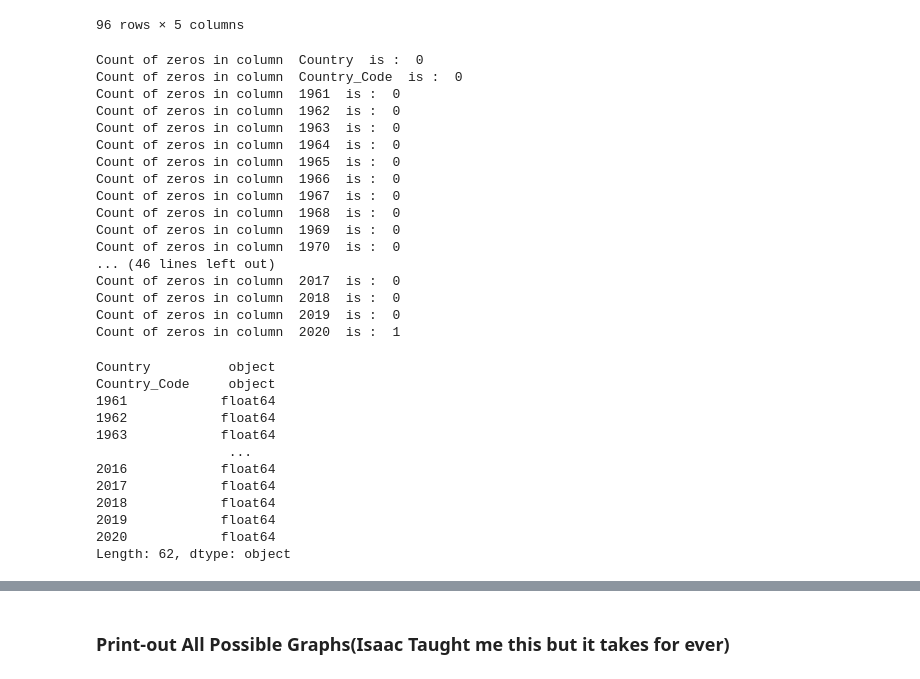
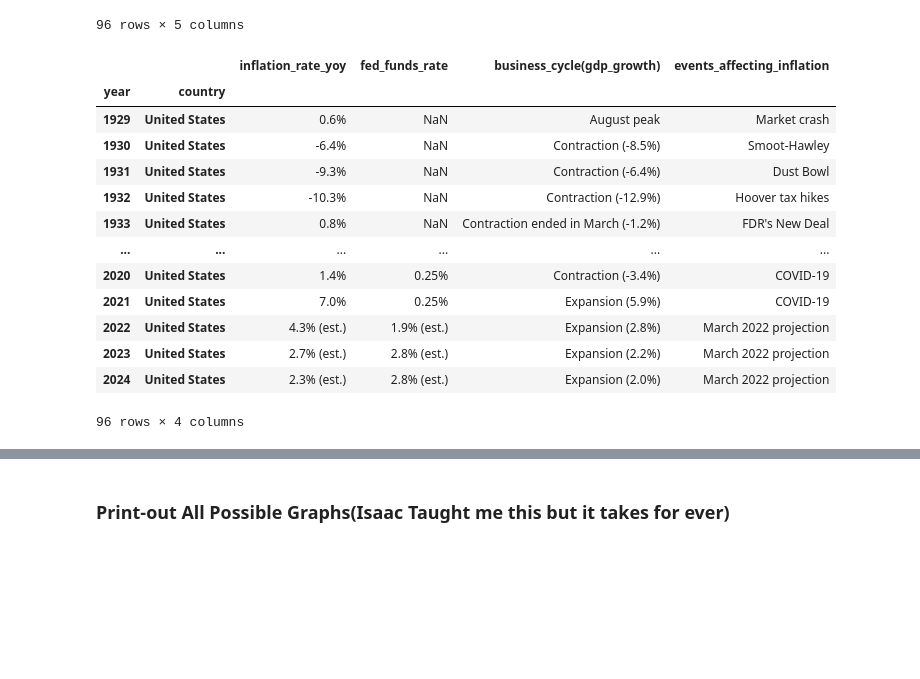
Before and after one commit to eperez3181/Project_two, a Jupyter notebook: Project_2_Pnadas_etl.ipynb, the cells around one changed output, grey strips where cells are left out. Cells and saved outputs as stored; diff of their text form; code cells hidden in the pictures; blank space fills up the shorter version.

```diff
--- a/Project_2_Pnadas_etl.ipynb
+++ b/Project_2_Pnadas_etl.ipynb
@@ -86,6 +69,6 @@ tables
 # %%
-inf_rate_hist_df= tables[0]
-inf_rate_hist_df
+US_inf_rate_hist_df= tables[0]
+US_inf_rate_hist_df
 # %% [output]
 |  | Year | Inflation Rate YOY | Fed Funds Rate* | Business Cycle (GDP Growth) | Events Affecting Inflation |
 | 0 | 1929 | 0.6% | NaN | August peak | Market crash |
@@ -100,46 +83,40 @@ inf_rate_hist_df
 | 94 | 2023 | 2.7% (est.) | 2.8% (est.) | Expansion (2.2%) | March 2022 projection |
 | 95 | 2024 | 2.3% (est.) | 2.8% (est.) | Expansion (2.0%) | March 2022 projection |
 96 rows × 5 columns
-# %%
-# Count number of zeros in all columns of Dataframe
-for column_name in Deflator_df.columns:
-    column = Deflator_df[column_name]
-    # Get the count of Zeros in column
-    count = (column == 0).sum()
-    print('Count of zeros in column ', column_name, ' is : ', count)
-# %% [output]
-Count of zeros in column  Country  is :  0
-Count of zeros in column  Country_Code  is :  0
-Count of zeros in column  1961  is :  0
-Count of zeros in column  1962  is :  0
-Count of zeros in column  1963  is :  0
-Count of zeros in column  1964  is :  0
-Count of zeros in column  1965  is :  0
-Count of zeros in column  1966  is :  0
-Count of zeros in column  1967  is :  0
-Count of zeros in column  1968  is :  0
-Count of zeros in column  1969  is :  0
-Count of zeros in column  1970  is :  0
-... (46 lines left out)
-Count of zeros in column  2017  is :  0
-Count of zeros in column  2018  is :  0
-Count of zeros in column  2019  is :  0
-Count of zeros in column  2020  is :  1
-# %%
-Deflator_df.dtypes
-# %% [output]
-Country          object
-Country_Code     object
-1961            float64
-1962            float64
-1963            float64
-                 ...
-2016            float64
-2017            float64
-2018            float64
-2019            float64
-2020            float64
-Length: 62, dtype: object
+# %%
+US_inf_rate_hist_cols = ["Year", "Inflation Rate YOY", "Fed Funds Rate*", "Business Cycle (GDP Growth)", "Events Affecting Inflation"]
+US_inf_rate_hist_transformed = US_inf_rate_hist_df[US_inf_rate_hist_cols].copy()
+
+
+# Rename the column headers
+US_inf_rate_hist_transformed = US_inf_rate_hist_transformed.rename(columns={"Year": "year", "Inflation Rate YOY": "inflation_rate_yoy", "Feb": "feb", "Mar": "mar",
+                                                                          "Fed Funds Rate*": "fed_funds_rate", "Business Cycle (GDP Growth)": "business_cycle(gdp_growth)",
+                                                                            "Events Affecting Inflation": "events_affecting_inflation"})
+#USA_monthly_cpi_transformed['country'] = "United States"
+#USA_monthly_cpi_transformed.insert('country', 'United States')
+US_inf_rate_hist_transformed.loc[:, 'country'] = 'United States'
+#USA_monthly_cpi_transformed = USA_monthly_cpi_transformed.assign('country'='USA')
+#USA_monthly_cpi_transformed['year'] = USA_monthly_cpi_transformed['year'].astype(int)
+
+# Set index
+US_inf_rate_hist_transformed.set_index(["year", "country"], inplace=True)
+
+US_inf_rate_hist_transformed
+# %% [output]
+|  |  | inflation_rate_yoy | fed_funds_rate | business_cycle(gdp_growth) | events_affecting_inflation |
+| year | country |  |  |  |  |
+| 1929 | United States | 0.6% | NaN | August peak | Market crash |
+| 1930 | United States | -6.4% | NaN | Contraction (-8.5%) | Smoot-Hawley |
+| 1931 | United States | -9.3% | NaN | Contraction (-6.4%) | Dust Bowl |
+| 1932 | United States | -10.3% | NaN | Contraction (-12.9%) | Hoover tax hikes |
+| 1933 | United States | 0.8% | NaN | Contraction ended in March (-1.2%) | FDR's New Deal |
+| ... | ... | ... | ... | ... | ... |
+| 2020 | United States | 1.4% | 0.25% | Contraction (-3.4%) | COVID-19 |
+| 2021 | United States | 7.0% | 0.25% | Expansion (5.9%) | COVID-19 |
+| 2022 | United States | 4.3% (est.) | 1.9% (est.) | Expansion (2.8%) | March 2022 projection |
+| 2023 | United States | 2.7% (est.) | 2.8% (est.) | Expansion (2.2%) | March 2022 projection |
+| 2024 | United States | 2.3% (est.) | 2.8% (est.) | Expansion (2.0%) | March 2022 projection |
+96 rows × 4 columns
 # %%
 # Read Unemployment CSV Head
 Unemployment_file = "DATA/inflation_interest_unemployment.csv"
```
Also changed, not shown: parts of 32 cells of this notebook.
